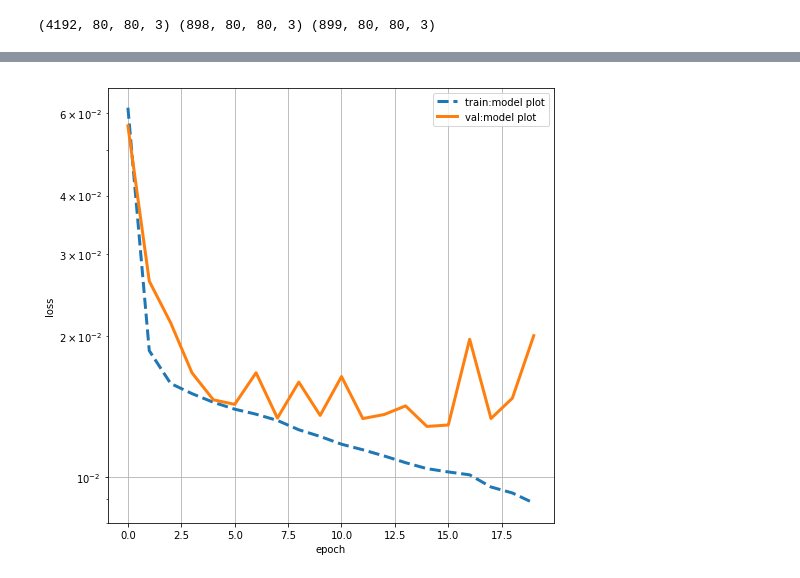
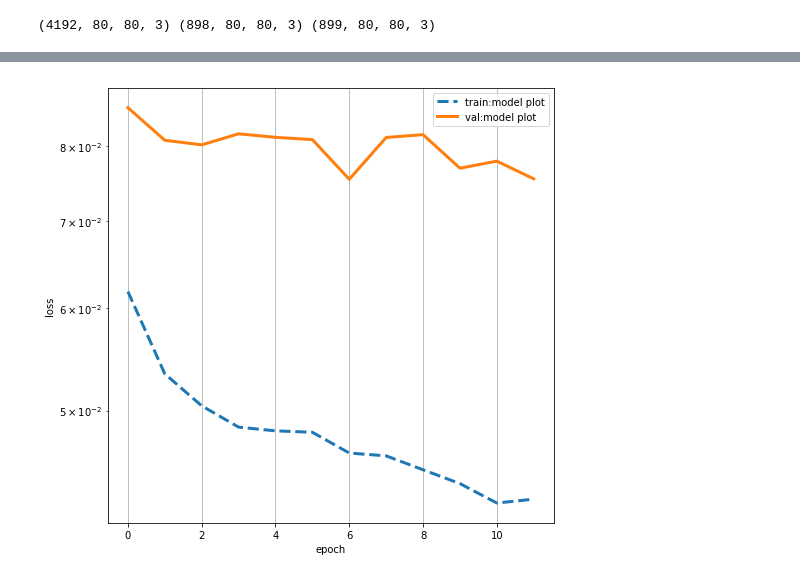
Before and after one commit to HenryDashwood/facial-features-detector, a Jupyter notebook: code/facial_keypoints.ipynb, the cells around one changed output, grey strips where cells are left out. Drawn from its saved outputs; the diff is of its cells as text; code cells hidden in the pictures.

```diff
--- a/code/facial_keypoints.ipynb
+++ b/code/facial_keypoints.ipynb
@@ -119,10 +91,10 @@ epochs = 50
 batch_size = 64
 
 hist = model.fit_generator(
-                    generator(X_train, y_train, batch_size=batch_size),
+                    generator(X_train, y_train, batch_size=batch_size, target_size=target_size),
                     steps_per_epoch=len(X_train)/batch_size,
                     epochs=epochs,
                     callbacks=callbacks_list,
-                    validation_data=(X_val/255, y_val/80)
+                    validation_data=(X_val/255, (y_val - (target_size/2)) / (target_size/2))
                    )
 # %% [output]
@@ -135,27 +118,6 @@ Epoch 2/50
-# %%
- def plot_loss(hist, name, plt, RMSE_TF=False):
-    '''
-    RMSE_TF: if True, then RMSE is plotted with original scale
-    '''
-    loss = hist.history['loss']
-    val_loss = hist.history['val_loss']
-    if RMSE_TF:
-        loss = np.sqrt(np.array(loss)) * target_size/2
-        val_loss = np.sqrt(np.array(val_loss)) * target_size/2
-
-    plt.plot(loss,"--",linewidth=3,label="train:"+name)
-    plt.plot(val_loss,linewidth=3,label="val:"+name)
-
-plt.figure(figsize=(8,8))
-plot_loss(hist, "model plot", plt)
-
-plt.legend()
-plt.grid()
-plt.yscale("log")
-plt.xlabel("epoch")
-plt.ylabel("loss")
-plt.show()
-# %% [output]
-[figure, removed]
+# %%
+plot_loss(hist, "model plot")
+# %% [output]
+[figure, added]
 # %%
 model.load_weights('../models/my_model.h5')
```
Also changed, not shown: parts of 15 cells of this notebook, 3 other files.
